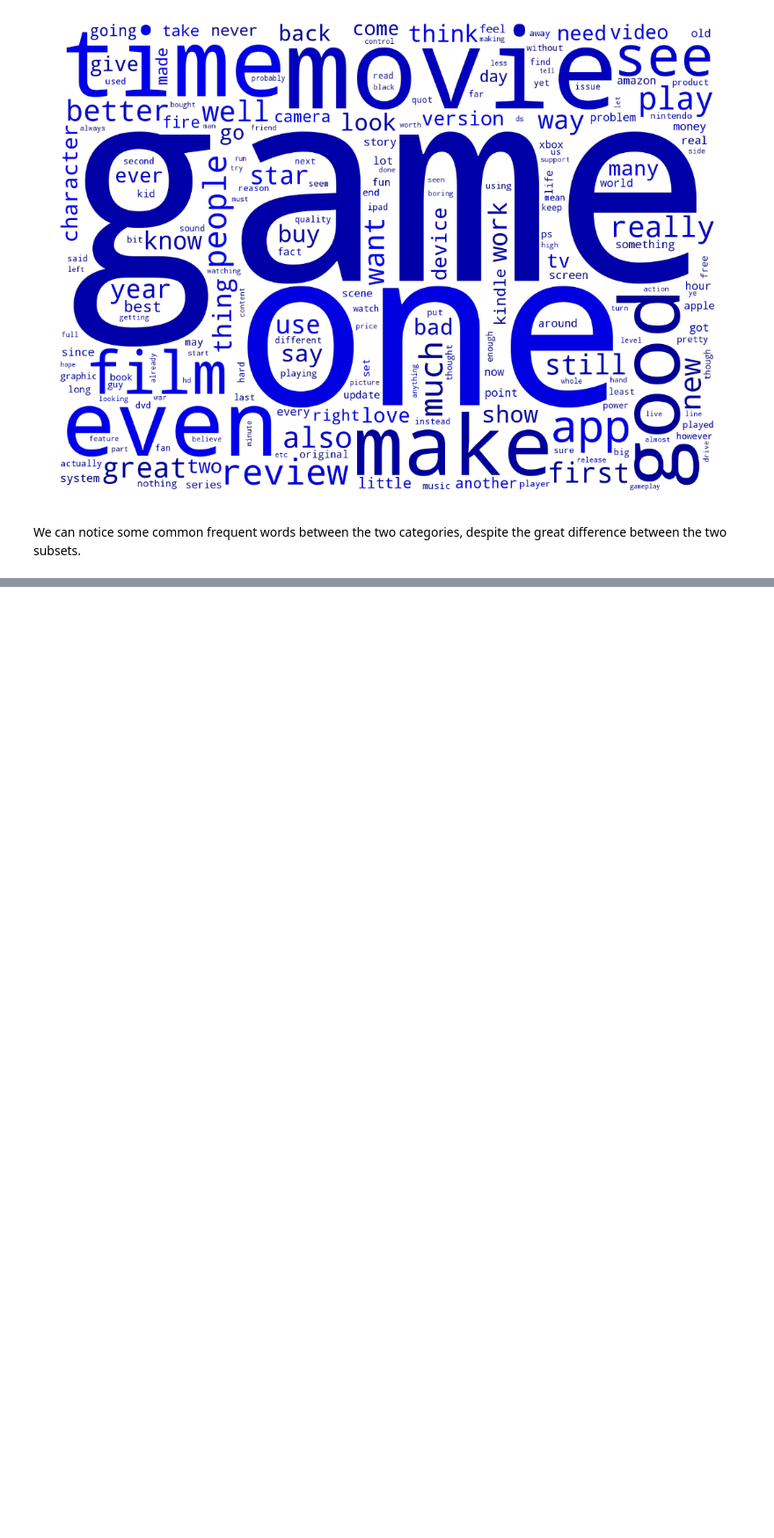
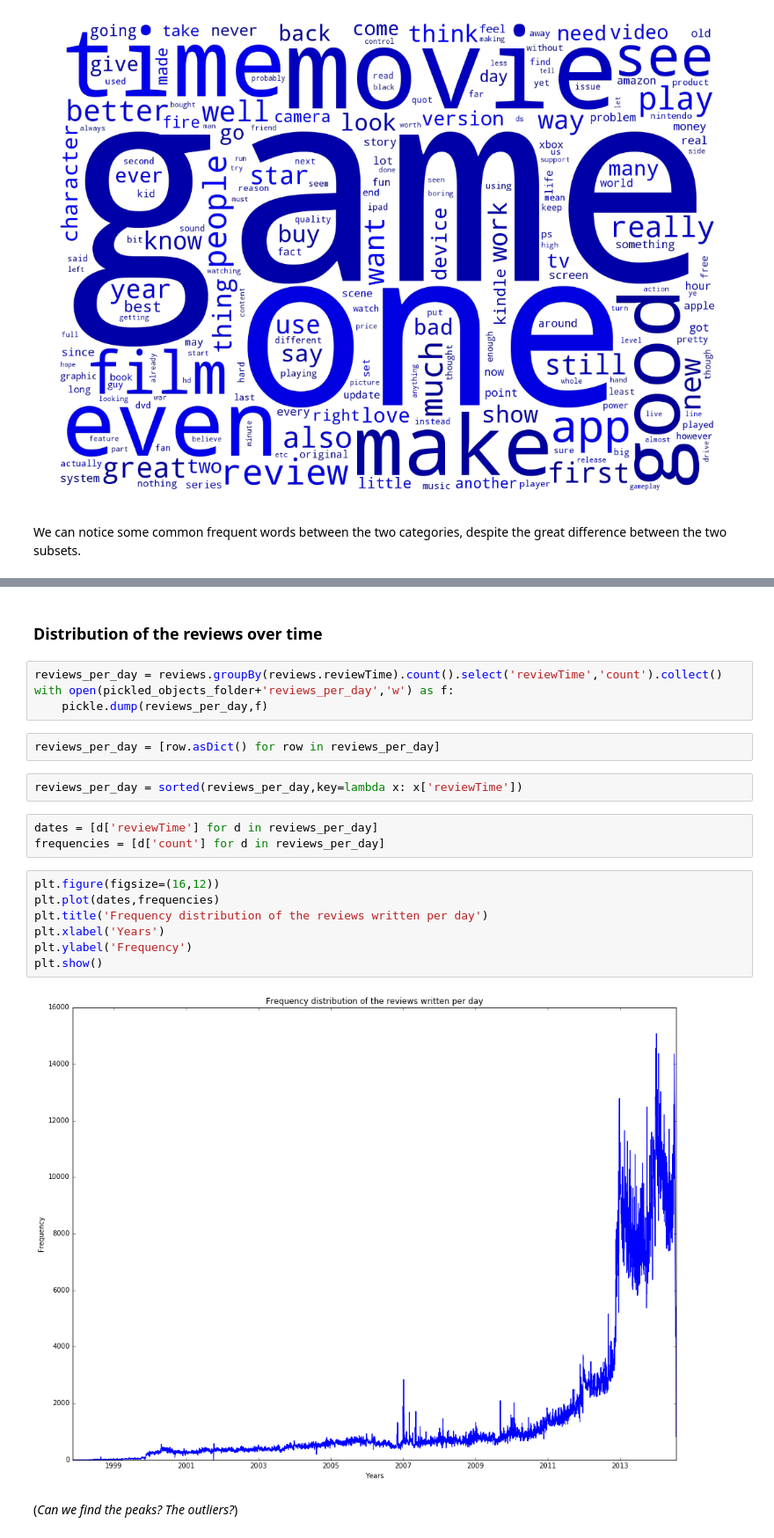
Before and after one commit to lccambiaghi/Amazon-Products-and-Reviews-Analysis, a Jupyter notebook: EC2/Spark.ipynb, the cells around one changed output, grey strips where cells are left out. Shown at 88% size. Cells and saved outputs as stored; diff of their text form; blank space fills up the shorter version.

Commit message:
Proceeded with the analysis of reviews and metadata. Very nice idea pickling objects!

```diff
--- a/EC2/Spark.ipynb
+++ b/EC2/Spark.ipynb
@@ -633,0 +802,24 @@ We can notice some common frequent words between the two categories, despite the
+# %% [markdown]
+### Distribution of the reviews over time
+# %%
+reviews_per_day = reviews.groupBy(reviews.reviewTime).count().select('reviewTime','count').collect()
+with open(pickled_objects_folder+'reviews_per_day','w') as f:
+    pickle.dump(reviews_per_day,f)
+# %%
+reviews_per_day = [row.asDict() for row in reviews_per_day]
+# %%
+reviews_per_day = sorted(reviews_per_day,key=lambda x: x['reviewTime'])
+# %%
+dates = [d['reviewTime'] for d in reviews_per_day]
+frequencies = [d['count'] for d in reviews_per_day]
+# %%
+plt.figure(figsize=(16,12))
+plt.plot(dates,frequencies)
+plt.title('Frequency distribution of the reviews written per day')
+plt.xlabel('Years')
+plt.ylabel('Frequency')
+plt.show()
+# %% [output]
+[figure, added]
+# %% [markdown]
+(*Can we find the peaks? The outliers?*)
```
Also changed, not shown: parts of 34 cells of this notebook, 4 other files.
